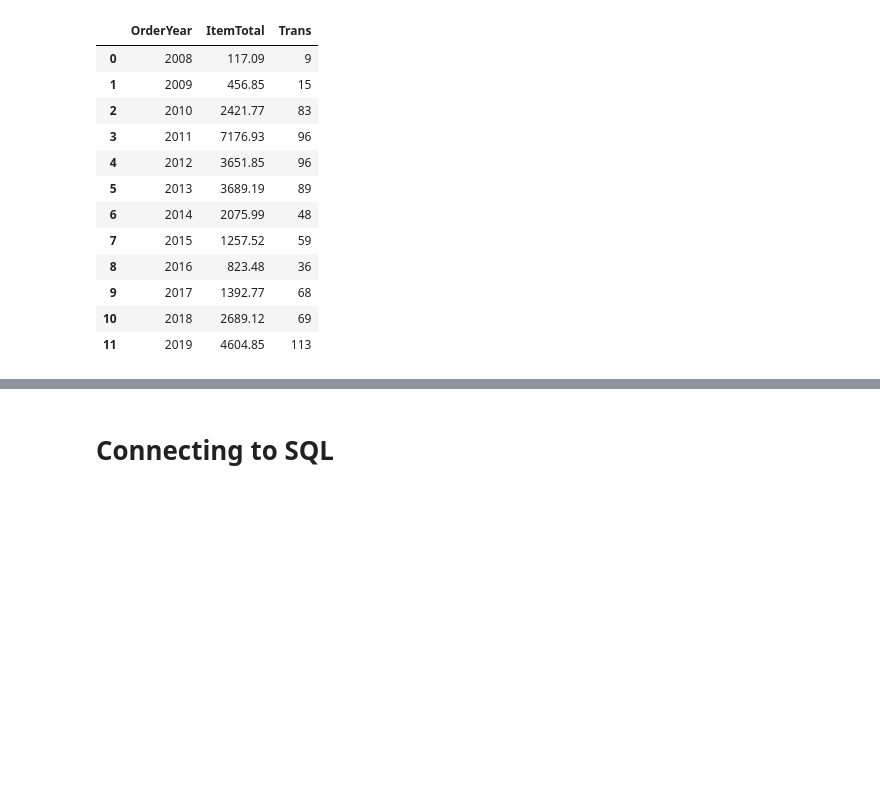
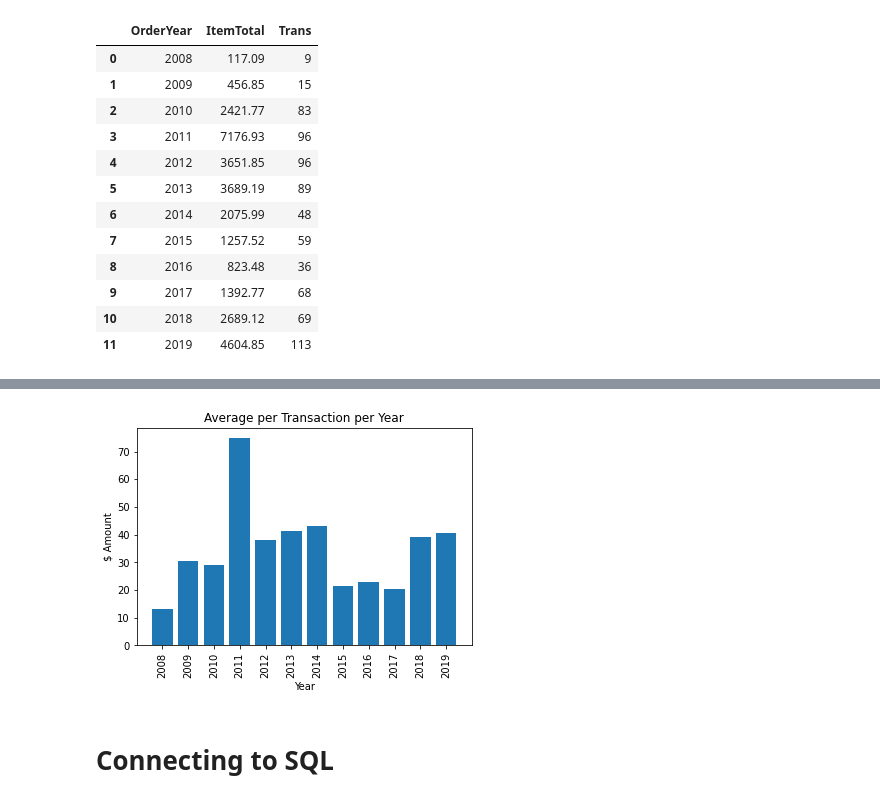
Before and after one commit to AmitSamra/AmazonOrderHistory, a Jupyter notebook: AmazonOrderHistory.ipynb, the cells around one changed output, grey strips where cells are left out. Saved outputs shown, nothing was run; the diff lists cells and outputs as text; code cells hidden in the pictures; blank space fills up the shorter version.

Commit message:
Added avg per trans per year plot

```diff
--- a/AmazonOrderHistory.ipynb
+++ b/AmazonOrderHistory.ipynb
@@ -835,3 +835,6 @@ df_YearAvgTrans
 | 9 | 2017 | 1392.77 | 68 |
 | 10 | 2018 | 2689.12 | 69 |
 | 11 | 2019 | 4604.85 | 113 |
+# %%
+df_YearAvgTrans['AvgPerTrans'] = df_YearAvgTrans['ItemTotal'].div(df_YearAvgTrans['Trans'])
+df_YearAvgTrans
@@ -838,3 +855,15 @@ df_YearAvgTrans
+# %%
+# Plot average per transaction by year
+
+fig, ax = plt.subplots()
+ax.bar(df_YearAvgTrans['OrderYear'],df_YearAvgTrans['AvgPerTrans'])
+ax.set_xlabel('Year')
+ax.set_ylabel('$ Amount')
+ax.set_title('Average per Transaction per Year')
+plt.xticks([x for x in df_YearAvgTrans['OrderYear']], rotation = 90)
+plt.show()
+# %% [output]
+[figure, added]
 # %% [markdown]
 #  Connecting to SQL
 # %%
```
Also changed, not shown: parts of 1 cell of this notebook.
